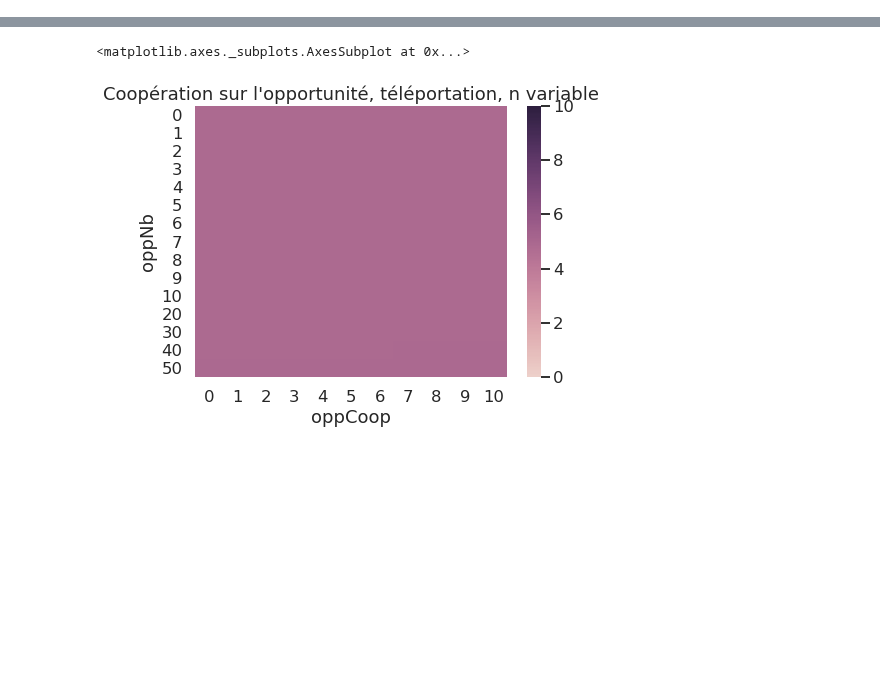
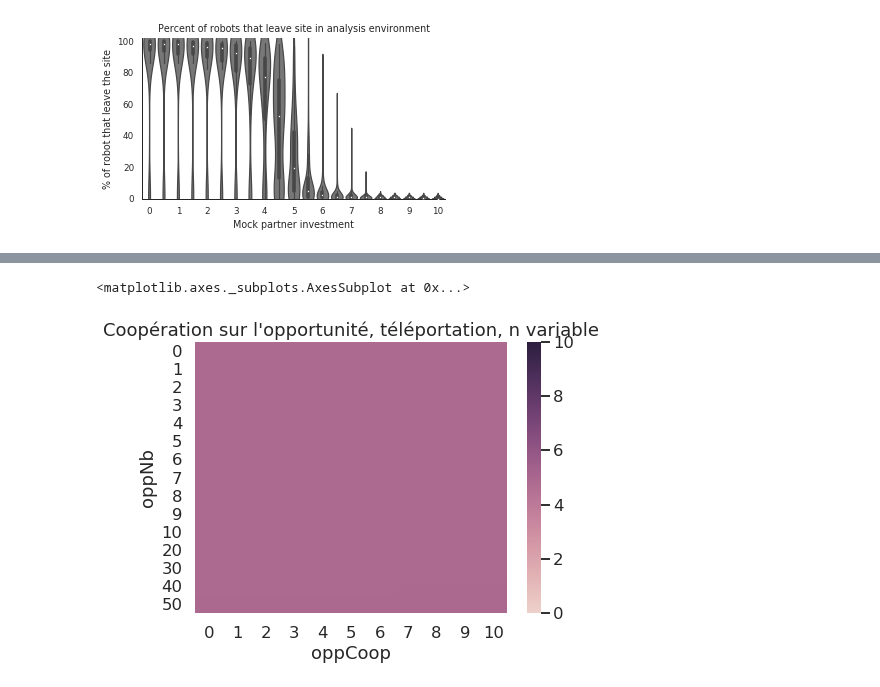
Before and after one commit to PaulEcoffet/roborobo3, a Jupyter notebook: roborobo3/notebooks/heatmap_choice.ipynb, the cells around one changed output, grey strips where cells are left out. Saved outputs shown, nothing was run; the diff lists cells and outputs as text; code cells hidden in the pictures; blank space fills up the shorter version.

```diff
--- a/roborobo3/notebooks/heatmap_choice.ipynb
+++ b/roborobo3/notebooks/heatmap_choice.ipynb
@@ -27,26 +33,62 @@ def read_csvx(path, *args, **kwargs):
     except:
         return pd.read_csv(path, *args, **kwargs)
 # %%
-run = 0
-path = "/home/pecoffet/remoterobo/logs/bm-alife-tp-allconf-method2-noclamp-2019-03-13-*/fake_see/**/rep00/"
-logs = []
-for curpath in sorted(glob.iglob(path, recursive=True)):
-    try:
-        gen = max([int(re.search('analysis_log_(\d+)', fname).group(1)) for fname in glob.glob(join(curpath, 'analysis_log_*'))])
-        analyse_file = curpath + 'analysis_log_{}.txt'.format(gen)
-    except IndexError:
-        continue
-    except ValueError:
-        continue
-    print(analyse_file)
-    log = read_csvx(analyse_file, delimiter="\t").query('oppCoop % 0.5 == 0')
-    log['run'] = run
-    log['onOpp'] = (log['oppId'] == 0)
-    res = log.groupby(['oppNb', 'oppCoop'], as_index=False).mean()
-    res['run'] = run
-    logs.append(res)
-    run += 1
-    if run == 128:
-        break
-log = pd.concat(logs)
+conds = ['fake_see', 'nofake_see']
+megalog = {}
+for cond in conds:
+    run = 0
+    path = f"/home/pecoffet/remoterobo/logs/bm-alife-tp-allconf-method2-noclamp-2019-03-13-*/{cond}/**/rep00/"
+    logs = []
+    for curpath in tqdm.tqdm_notebook(sorted(glob.iglob(path, recursive=True))):
+        try:
+            gen = max([int(re.search('analysis_log_(\d+)', fname).group(1)) for fname in glob.glob(join(curpath, 'analysis_log_*'))])
+            analyse_file = curpath + 'analysis_log_{}.txt'.format(gen)
+        except IndexError:
+            continue
+        except ValueError:
+            continue
+        #print(analyse_file)
+        log = read_csvx(analyse_file, delimiter="\t").query('oppCoop % 0.5 == 0')
+        log['run'] = run
+        log['onOpp'] = (log['oppId'] == 0)
+        res = log.groupby(['oppNb', 'oppCoop'], as_index=False).mean()
+        res['run'] = run
+        logs.append(res)
+        run += 1
+
+    log = pd.concat(logs)
+
+    plosrcparams = {'backend': 'pdf',
+                    'axes.labelsize': 9,
+                    'xtick.labelsize': 9,
+                    'ytick.labelsize': 9,
+                    'legend.fontsize': 9,
+                    'lines.markersize': 3,
+                    'font.size': 9,
+                    'font.family': u'sans-serif',
+                    'font.sans-serif': ['Arial'],
+                    'text.usetex': False}
+
+    import matplotlib as mpl
+
+    mpl.rcParams.update(plosrcparams)
+    sns.set_context('paper')
+    sns.set_style('white')
+
+
+    log = pd.concat(logs)
+    log['teleport'] *= 100
+    megalog[cond] = log
+
+    plt.figure(figsize=(5.1, 5.1/1.62))
+    sns.violinplot(y='teleport', x='oppCoop', data=log.query('oppNb == 1 and oppCoop <= 10'), color="#777777", scale="count")
+    plt.title('Percent of robots that leave site in analysis environment')
+    plt.ylabel('% of robot that leave the site')
+    plt.xlabel('Mock partner investment')
+    plt.gca().set_xticklabels([str(int(x)) if x % 1 == 0 else '' for x in np.arange(0, 10.5, 0.5)])
+    plt.ylim(-0, 102)
+    sns.despine()
+    plt.tight_layout()
+    plt.savefig(f'Results/satisficing_{cond}.pdf')
+    plt.show()
 # %% [output]
@@ -70,0 +96 @@ FileNotFoundError: File b'/home/pecoffet/remoterobo/logs/bm-alife-tp-allconf-met
+[figure, added]
```
Also changed, not shown: parts of 7 cells of this notebook, 11 other files.
